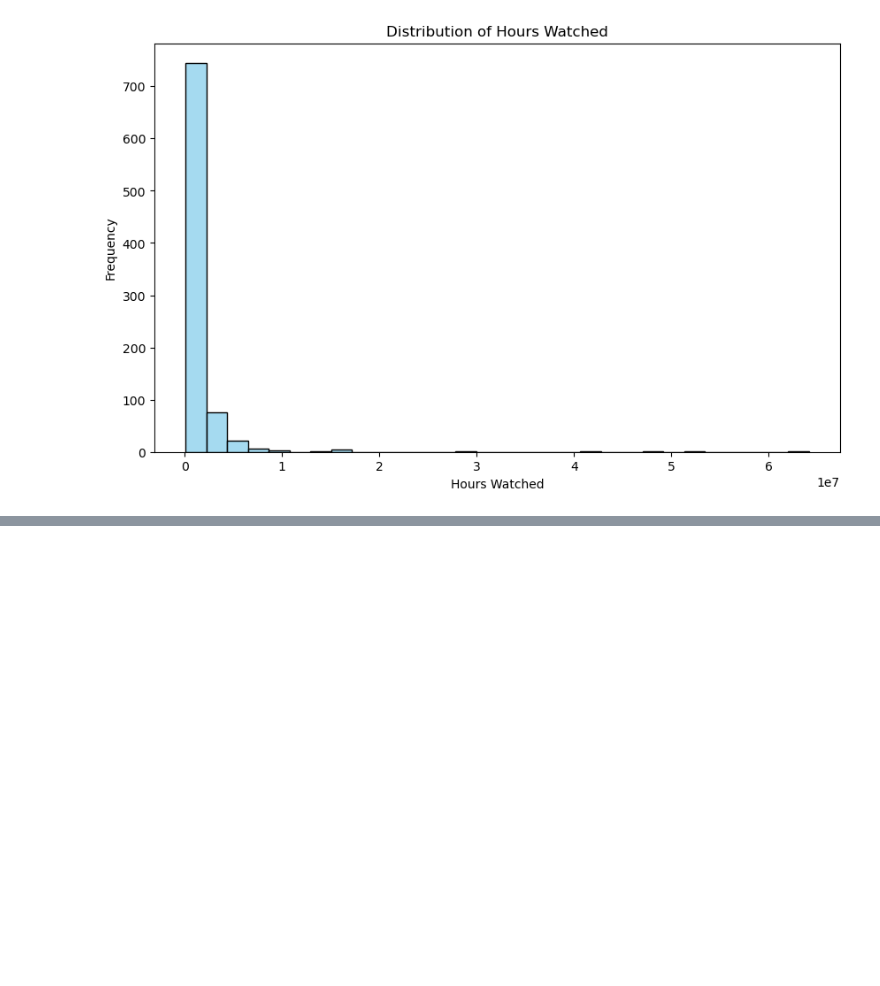
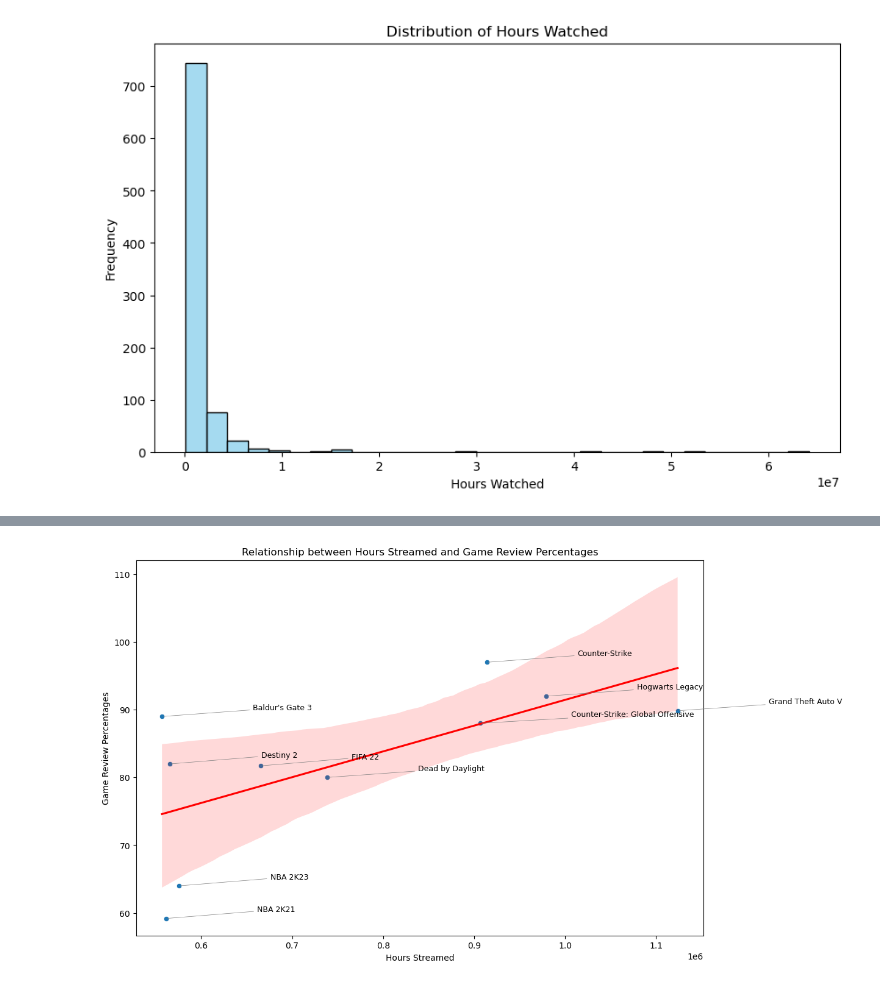
Before and after one commit to rponticelli0/Project_3_Group_7, a Jupyter notebook: twitch_visualizations.ipynb, the cells around one changed output, grey strips where cells are left out. Cells and saved outputs as stored; diff of their text form; code cells hidden in the pictures; blank space fills up the shorter version.

```diff
--- a/twitch_visualizations.ipynb
+++ b/twitch_visualizations.ipynb
@@ -82,0 +178,3 @@ plt.show()
+# %%
+top_10_streamed_df = twitch_vs_game_data_df.nlargest(10, 'avg_hours_streamed')
+top_10_streamed_df.head(10)
@@ -82,0 +193,28 @@ plt.show()
+# %%
+# Plotting the data
+plt.figure(figsize=(12, 8))
+sns.scatterplot(x='avg_hours_streamed', y='review_avg_percent', data=top_10_streamed_df)
+sns.regplot(x='avg_hours_streamed', y='review_avg_percent', data=top_10_streamed_df, scatter=False, color='red')  # Adds a trend line
+
+# Annotate each point with a line and the title
+for i in range(top_10_streamed_df.shape[0]):
+    # Get the x and y values
+    x = top_10_streamed_df['avg_hours_streamed'].iloc[i]
+    y = top_10_streamed_df['review_avg_percent'].iloc[i]
+
+    # Annotate with a line and text
+    plt.annotate(
+        top_10_streamed_df['title'].iloc[i],
+        xy=(x, y),
+        xytext=(x + 1e5, y + 1),  # Offset the text position
+        fontsize=9,
+        arrowprops=dict(arrowstyle='-', color='gray', lw=0.5),  # Draw a line from the point to the text
+        ha='left'
+    )
+
+plt.title('Relationship between Hours Streamed and Game Review Percentages')
+plt.xlabel('Hours Streamed')
+plt.ylabel('Game Review Percentages')
+plt.show()
+# %% [output]
+[figure, added]
```
Also changed, not shown: parts of 7 cells of this notebook, 1 other file.
